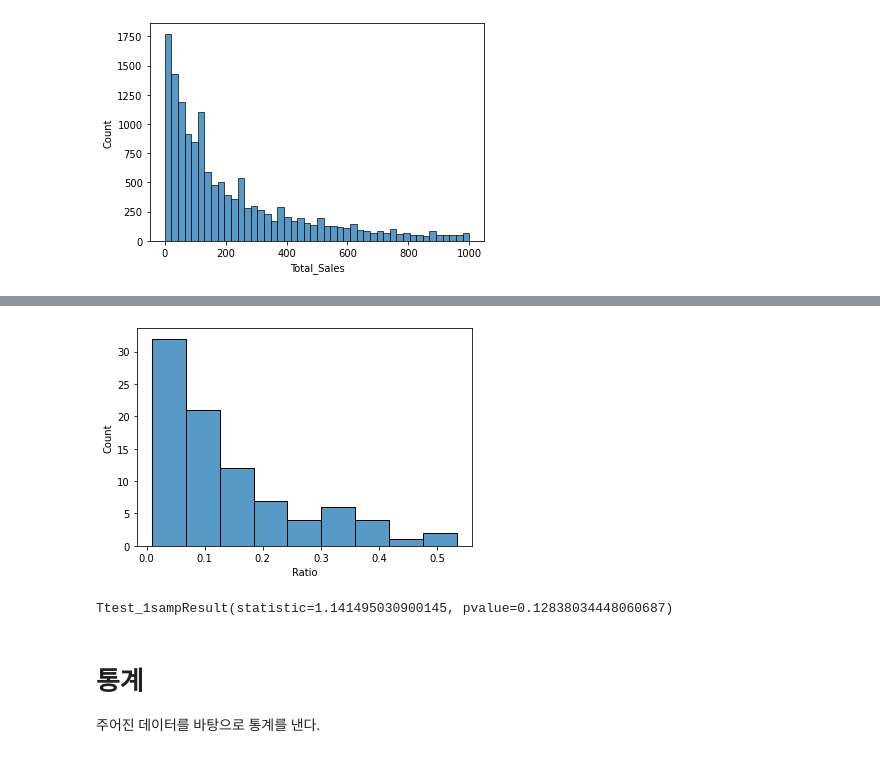
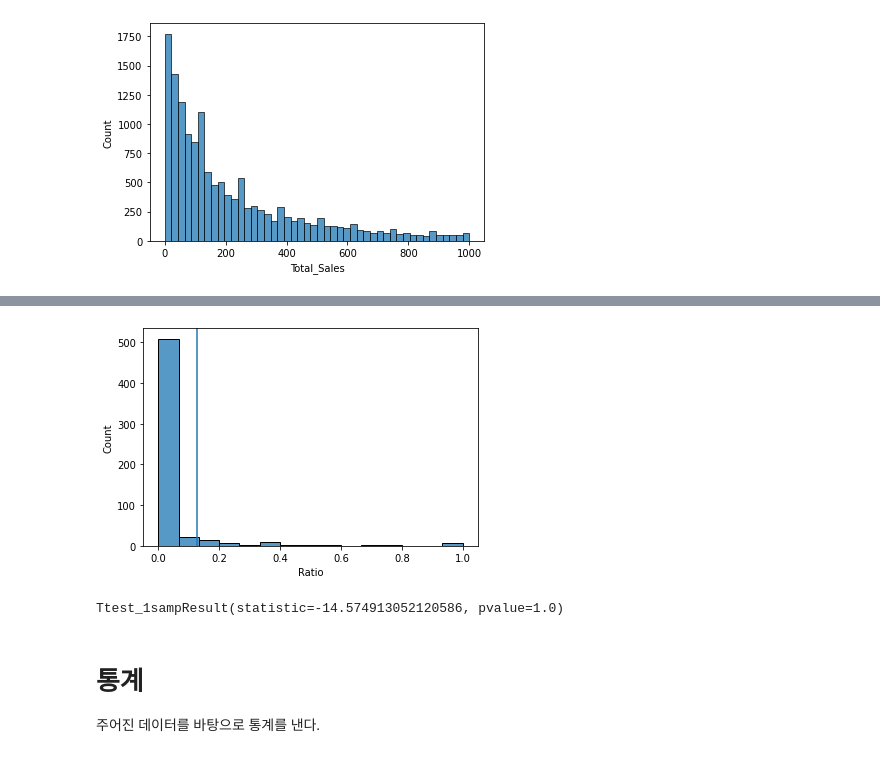
Before and after one commit to e080hsm/Section1_Project, a Jupyter notebook: ai14_n1xx_우성호.ipynb, the cells around one changed output, grey strips where cells are left out. Drawn from its saved outputs; the diff is of its cells as text; code cells hidden in the pictures.

```diff
--- a/ai14_n1xx_우성호.ipynb
+++ b/ai14_n1xx_우성호.ipynb
@@ -344,15 +364,15 @@ SyntaxError: ignored
 # %%
 df_3 = df_2.copy()
-df_3['Ratio'] = df_2['Total_Sales'] / df.groupby('Publisher')['Total_Sales'].count().reset_index()['Total_Sales']# *100
-df_4 = df_1.copy()
-df_4['Ratio'] = df_1['Total_Sales'] / df.groupby('Genre')['Total_Sales'].count().reset_index()['Total_Sales']
-df_3 = df_3.loc[(df_3.Ratio > 0 ) & (df_3.Ratio < 0.6),:]
-sns.histplot(df_3, x= 'Ratio')
+df_3['Ratio'] = df_2['Total_Sales'] / df.groupby('Publisher')['Total_Sales'].count().reset_index()['Total_Sales']
+df_3 = df_3.loc[df_2.sort_values('Total_Sales').index,:]
+sns.histplot(df_3, x= 'Ratio', bins=15)
+hit_ratio = np.sum(df_1.Total_Sales) / df.shape[0]
+plt.axvline(hit_ratio)
 plt.show()
-scipy.stats.ttest_1samp(df_3['Ratio'], np.sum(df_1.Total_Sales) / df.shape[0], alternative='greater')
+scipy.stats.ttest_1samp(df_3['Ratio'], hit_ratio, alternative='greater')
 # %% [output]
-[figure, old version]
+[figure, new version]
-Ttest_1sampResult(statistic=1.141495030900145, pvalue=0.12838034448060687)
+Ttest_1sampResult(statistic=-14.574913052120586, pvalue=1.0)
 # %% [markdown]
 # 통계
 주어진 데이터를 바탕으로 통계를 낸다.
```
Also changed, not shown: parts of 4 cells of this notebook.
